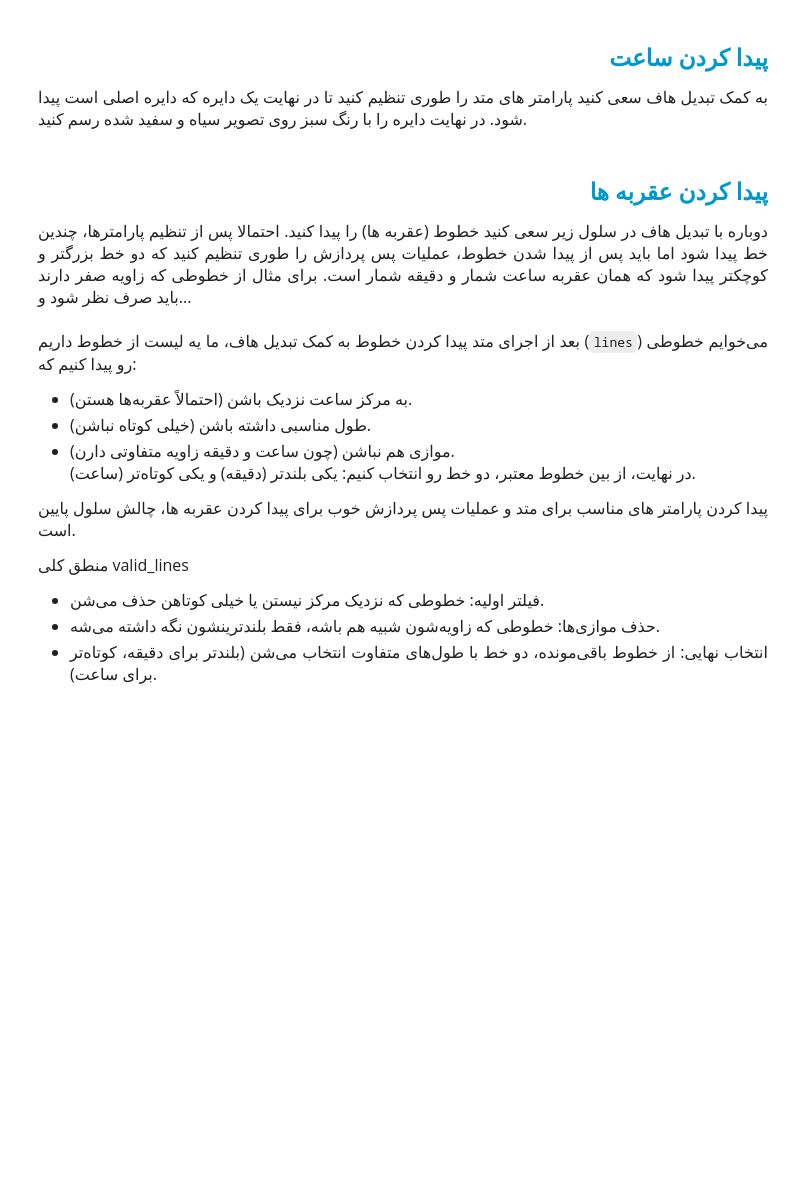
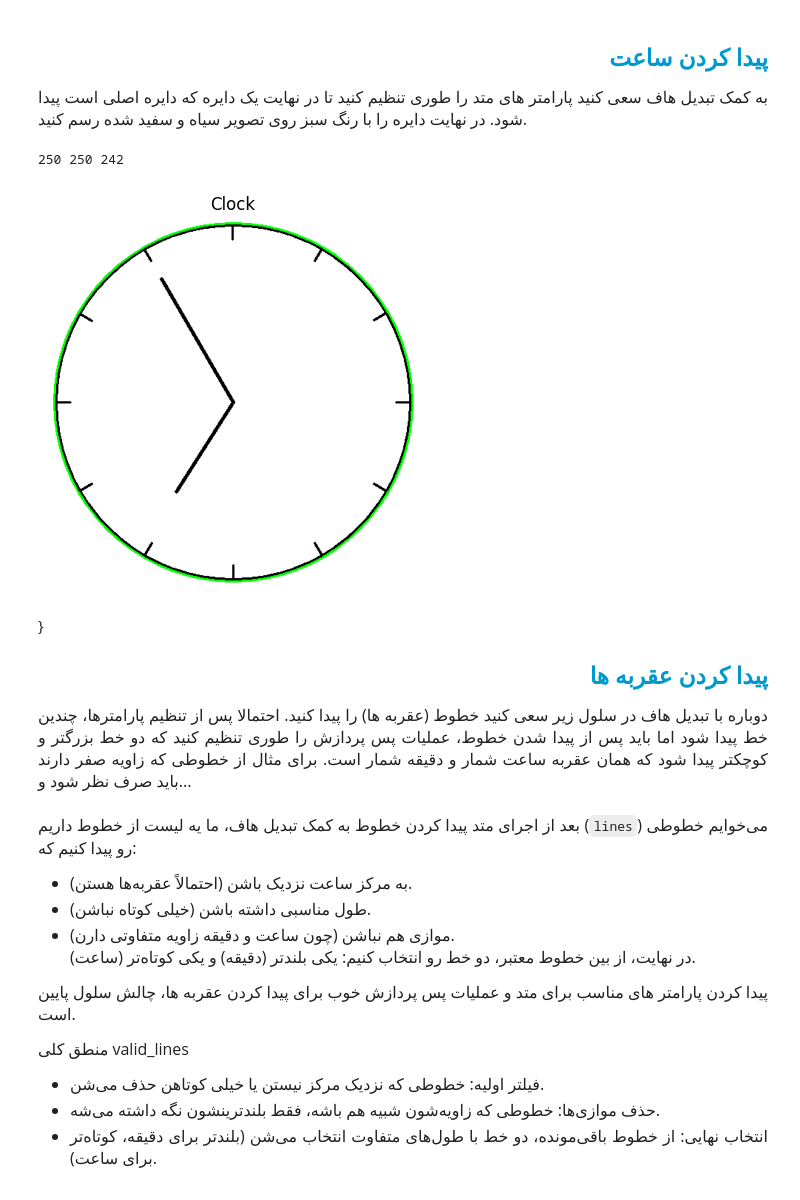
Before and after one commit to mahajialirezaei/image-processing-codes, a Jupyter notebook: Project 1/Figureout Clock/Code/notebook.ipynb, the cells around one changed output. Saved outputs shown, nothing was run; the diff lists cells and outputs as text; code cells hidden in the pictures; blank space fills up the shorter version.

Commit message:
imp circle detector

```diff
--- a/Project 1/Figureout Clock/Code/notebook.ipynb
+++ b/Project 1/Figureout Clock/Code/notebook.ipynb
@@ -88,24 +88,43 @@ def black_white_convertor(image):
 به کمک تبدیل هاف سعی کنید پارامتر های متد را طوری تنظیم کنید تا در نهایت یک دایره که دایره اصلی است پیدا شود. در نهایت دایره را با رنگ سبز روی تصویر سیاه و سفید شده رسم کنید.
 </font>
 </p>
-# %%
-# عملیات پیش پردازش اولیه انجام شود و سپس پیدا کردن تمام دایره ها (سعی کنید پارامتر ها را طوری تنظیم کنید که فقط یک دایره اصلی پیدا شود.)
-
-circles =...
-
-# مرکز دایره و شعاع آن را پیدا و ذخیره کنید.
-x, y, r = ...
-
-# دایره پیدا شده را روی تصویر سیاه و سفید شده رسم کنید.
-
-
-# نمایش نتیجه
-plt.imshow(cv2.cvtColor(image, cv2.COLOR_BGR2RGB))
-plt.title("Clock")
-plt.axis('off')
-plt.show()
+# %%
+gray = black_white_convertor(clk1)
+gray_blur = cv2.GaussianBlur(gray, (9,9), 2)
+
+edges = cv2.Canny(gray_blur, threshold1=50, threshold2=150)
+
+h, w = gray.shape
+minR = int(min(h,w)*0.4)
+maxR = int(min(h,w)*0.5)
+
+circles = cv2.HoughCircles(
+    image=gray_blur,
+    method=cv2.HOUGH_GRADIENT,
+    dp=1.0,
+    minDist=100,
+    param1=200,
+    param2=60,
+    minRadius=minR,
+    maxRadius=maxR
+)
+
+if circles is not None:
+    circles = np.uint16(np.around(circles[0]))
+    cx, cy, r = max(circles, key=lambda x: x[2])
+    print(cx, cy, r)
+    img3channel = cv2.cvtColor(gray, cv2.COLOR_GRAY2BGR)
+    cv2.circle(img3channel, (cx, cy), r, (0,255,0), 2)
+
+    plt.imshow(cv2.cvtColor(img3channel, cv2.COLOR_BGR2RGB))
+    plt.title("Clock")
+    plt.axis('off')
+    plt.show()
+# %% [output]
+250 250 242
+[figure, added]
 # %% [markdown]
-<h2 align=right style="line-height:200%;font-family:vazir;color:#0099cc">
+}<h2 align=right style="line-height:200%;font-family:vazir;color:#0099cc">
 <font face="vazir" color="#0099cc">
 پیدا کردن عقربه ها
 </font>
```
Also changed, not shown: parts of 2 cells of this notebook, 3 other files.
